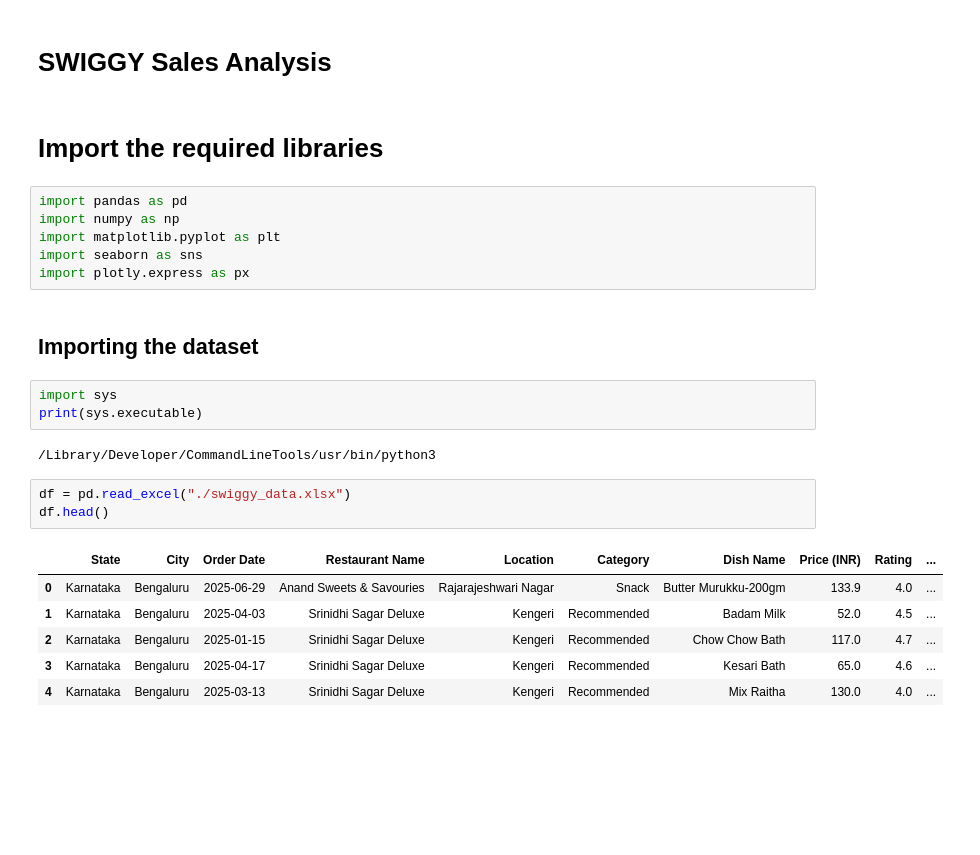
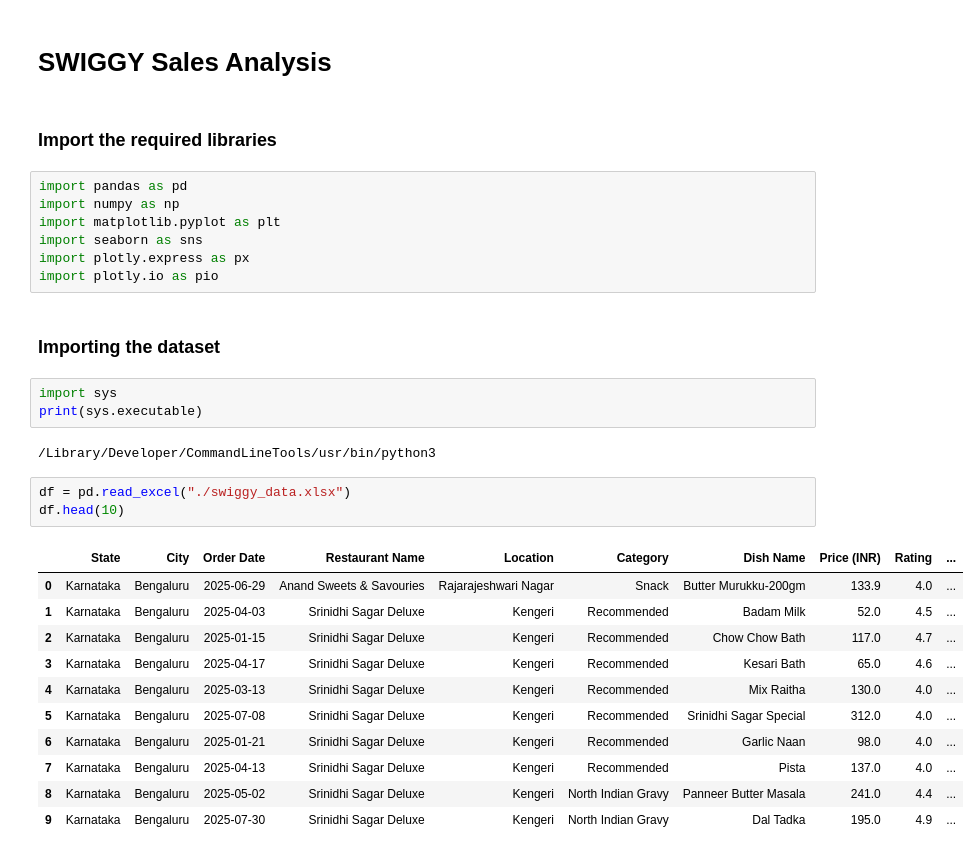
Before and after one commit to Dharmendra-07/Swiggy-Sales-Analysis, a Jupyter notebook: swiggy.ipynb, the cells around one changed output. Cells and saved outputs as stored; diff of their text form; blank space fills up the shorter version.

```diff
--- a/swiggy.ipynb
+++ b/swiggy.ipynb
@@ -1,15 +1,16 @@
 # %% [markdown]
-# SWIGGY Sales Analysis
+# **SWIGGY Sales Analysis**
 # %% [markdown]
-# Import the required libraries
+### **Import the required libraries**
 # %%
 import pandas as pd
 import numpy as np
 import matplotlib.pyplot as plt
 import seaborn as sns
 import plotly.express as px
+import plotly.io as pio
 # %% [markdown]
-## Importing the dataset
+### **Importing the dataset**
 # %%
 import sys
 print(sys.executable)
@@ -17,11 +18,16 @@ print(sys.executable)
 /Library/Developer/CommandLineTools/usr/bin/python3
 # %%
 df = pd.read_excel("./swiggy_data.xlsx")
-df.head()
+df.head(10)
 # %% [output]
 |  | State | City | Order Date | Restaurant Name | Location | Category | Dish Name | Price (INR) | Rating | ... |
 | 0 | Karnataka | Bengaluru | 2025-06-29 | Anand Sweets & Savouries | Rajarajeshwari Nagar | Snack | Butter Murukku-200gm | 133.9 | 4.0 | ... |
 | 1 | Karnataka | Bengaluru | 2025-04-03 | Srinidhi Sagar Deluxe | Kengeri | Recommended | Badam Milk | 52.0 | 4.5 | ... |
 | 2 | Karnataka | Bengaluru | 2025-01-15 | Srinidhi Sagar Deluxe | Kengeri | Recommended | Chow Chow Bath | 117.0 | 4.7 | ... |
 | 3 | Karnataka | Bengaluru | 2025-04-17 | Srinidhi Sagar Deluxe | Kengeri | Recommended | Kesari Bath | 65.0 | 4.6 | ... |
 | 4 | Karnataka | Bengaluru | 2025-03-13 | Srinidhi Sagar Deluxe | Kengeri | Recommended | Mix Raitha | 130.0 | 4.0 | ... |
+| 5 | Karnataka | Bengaluru | 2025-07-08 | Srinidhi Sagar Deluxe | Kengeri | Recommended | Srinidhi Sagar Special | 312.0 | 4.0 | ... |
+| 6 | Karnataka | Bengaluru | 2025-01-21 | Srinidhi Sagar Deluxe | Kengeri | Recommended | Garlic Naan | 98.0 | 4.0 | ... |
+| 7 | Karnataka | Bengaluru | 2025-04-13 | Srinidhi Sagar Deluxe | Kengeri | Recommended | Pista | 137.0 | 4.0 | ... |
+| 8 | Karnataka | Bengaluru | 2025-05-02 | Srinidhi Sagar Deluxe | Kengeri | North Indian Gravy | Panneer Butter Masala | 241.0 | 4.4 | ... |
+| 9 | Karnataka | Bengaluru | 2025-07-30 | Srinidhi Sagar Deluxe | Kengeri | North Indian Gravy | Dal Tadka | 195.0 | 4.9 | ... |
```
Also changed, not shown: parts of 38 cells of this notebook.
